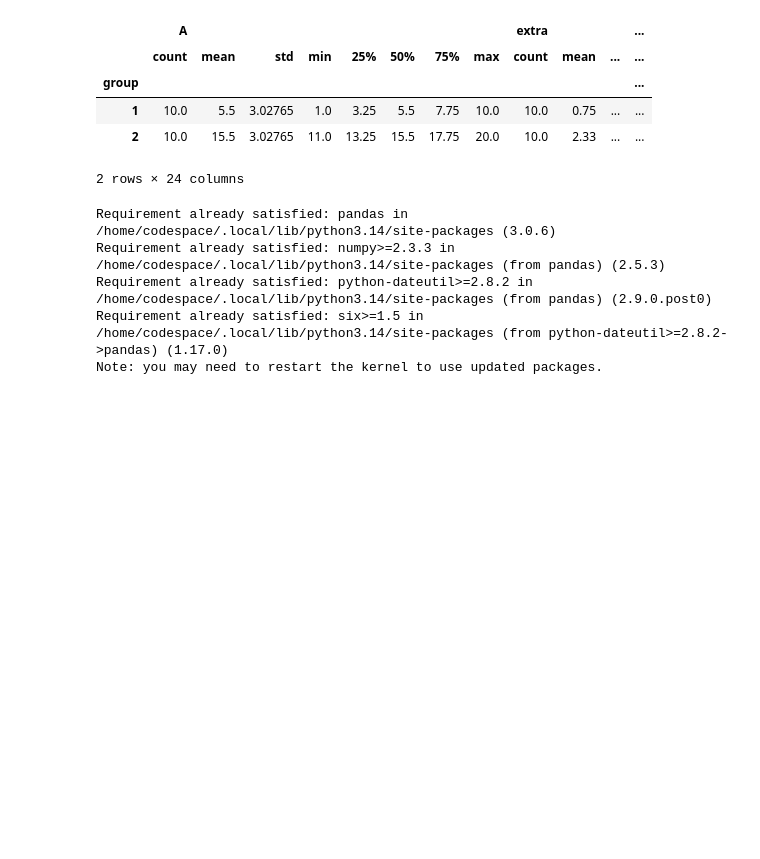
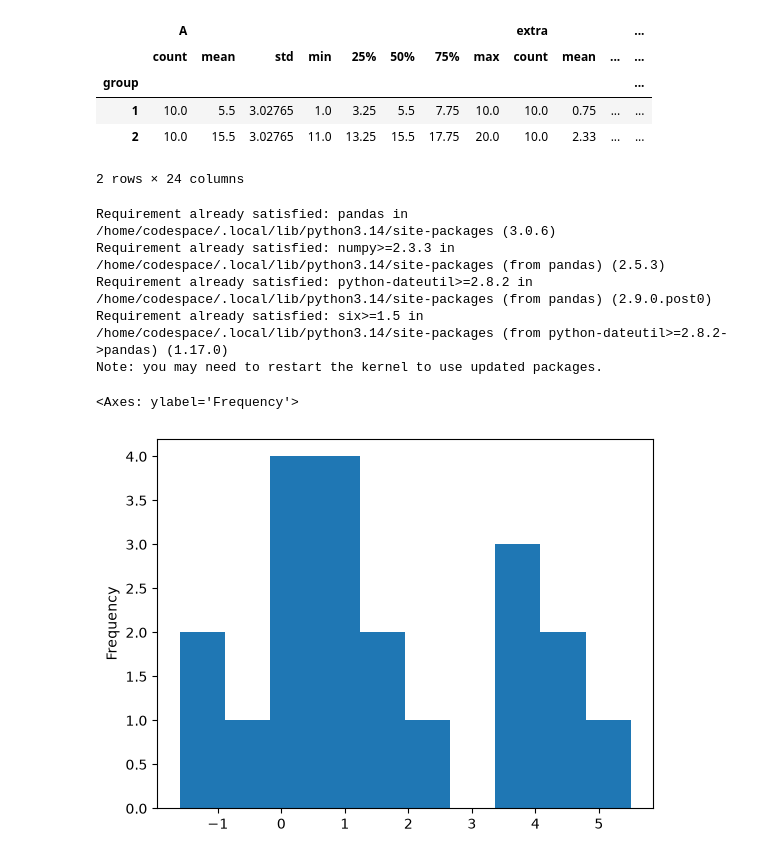
Before and after one commit to Psyc3000A/Fall-Winter2026, a Jupyter notebook: evey-prj1.ipynb, the cells around one changed output. Saved outputs shown, nothing was run; the diff lists cells and outputs as text; code cells hidden in the pictures; blank space fills up the shorter version.

```diff
--- a/evey-prj1.ipynb
+++ b/evey-prj1.ipynb
@@ -17,3 +19,9 @@ Requirement already satisfied: numpy>=2.3.3 in /home/codespace/.local/lib/python
 Requirement already satisfied: python-dateutil>=2.8.2 in /home/codespace/.local/lib/python3.14/site-packages (from pandas) (2.9.0.post0)
 Requirement already satisfied: six>=1.5 in /home/codespace/.local/lib/python3.14/site-packages (from python-dateutil>=2.8.2->pandas) (1.17.0)
 Note: you may need to restart the kernel to use updated packages.
+# %%
+# Histogram
+datafile["extra"].plot(kind="hist")
+# %% [output]
+<Axes: ylabel='Frequency'>
+[figure, added]
```
Also changed, not shown: parts of 13 cells of this notebook.
